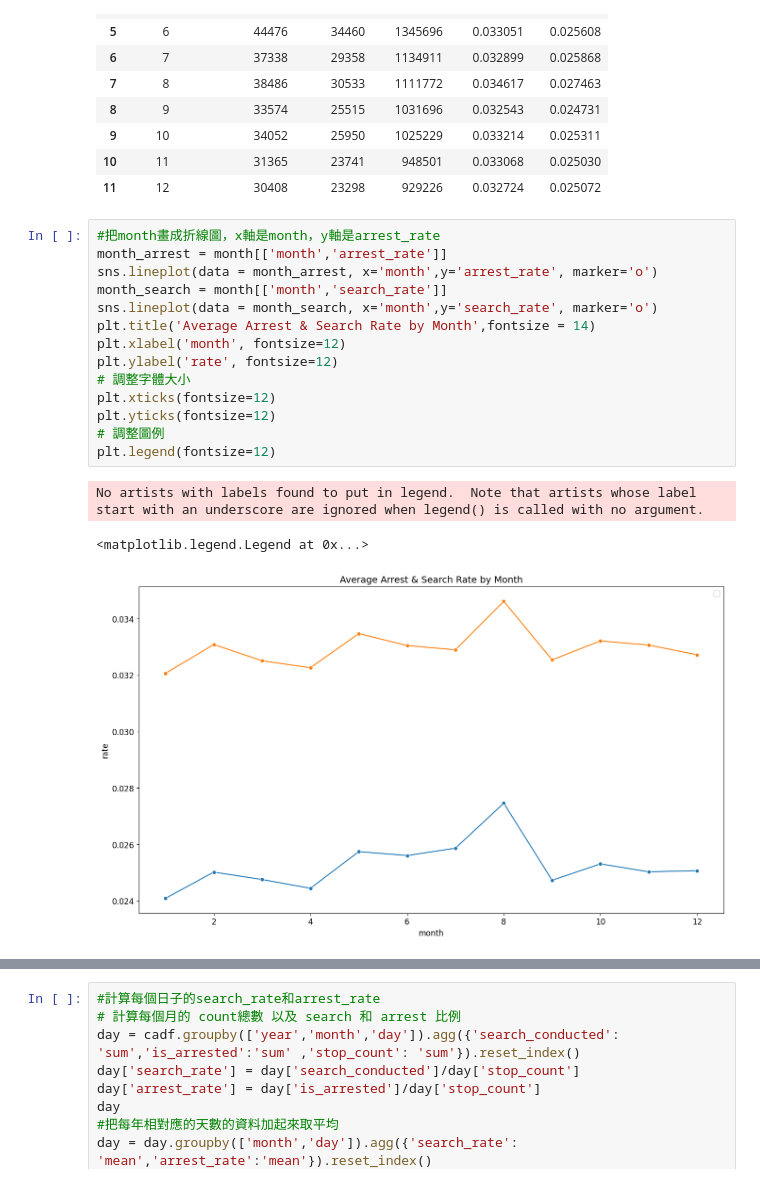
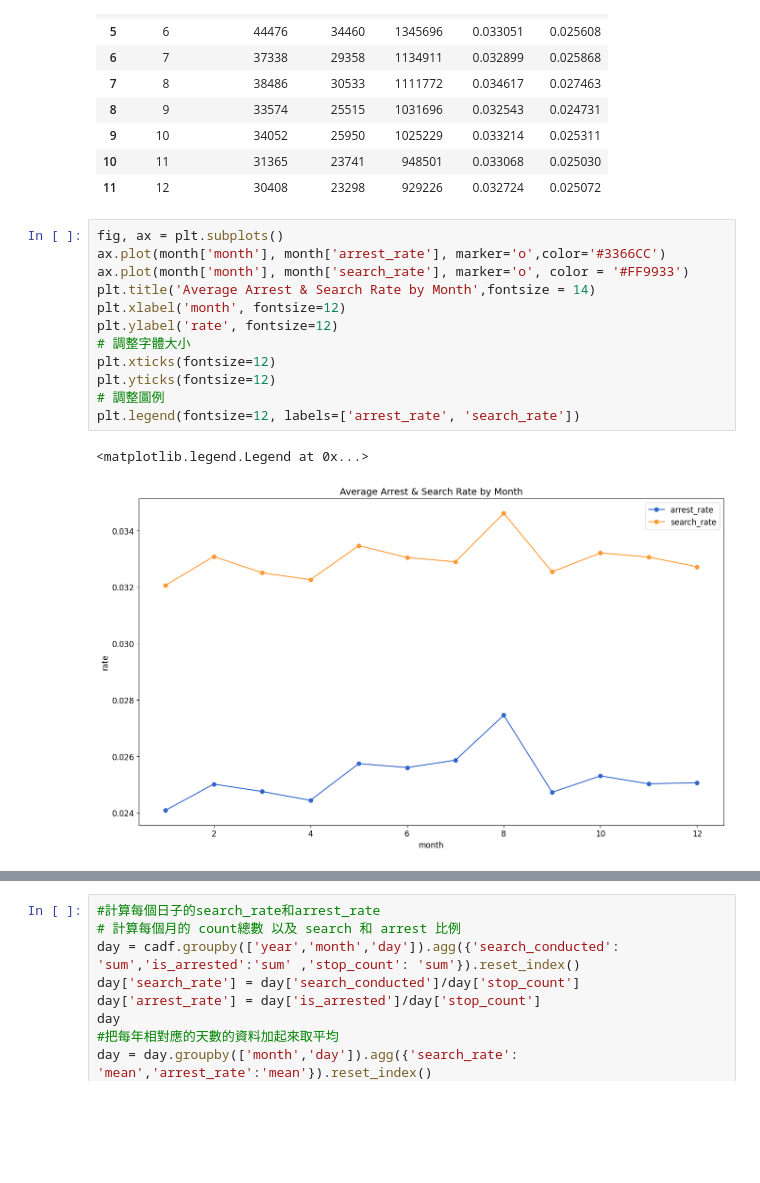
Before and after one commit to tyhsu719/final_repo, a Jupyter notebook: final_project/code scripts & data/policing activities.ipynb, the cells around one changed output, grey strips where cells are left out. Drawn from its saved outputs; the diff is of its cells as text; blank space fills up the shorter version.

```diff
--- a/final_project/code scripts & data/policing activities.ipynb
+++ b/final_project/code scripts & data/policing activities.ipynb
@@ -109,20 +109,17 @@ month
 | 10 | 11 | 31365 | 23741 | 948501 | 0.033068 | 0.025030 |
 | 11 | 12 | 30408 | 23298 | 929226 | 0.032724 | 0.025072 |
 # %%
-#把month畫成折線圖，x軸是month，y軸是arrest_rate
-month_arrest = month[['month','arrest_rate']]
-sns.lineplot(data = month_arrest, x='month',y='arrest_rate', marker='o')
-month_search = month[['month','search_rate']]
-sns.lineplot(data = month_search, x='month',y='search_rate', marker='o')
+fig, ax = plt.subplots()
+ax.plot(month['month'], month['arrest_rate'], marker='o',color='#3366CC')
+ax.plot(month['month'], month['search_rate'], marker='o', color = '#FF9933')
 plt.title('Average Arrest & Search Rate by Month',fontsize = 14)
 plt.xlabel('month', fontsize=12)
 plt.ylabel('rate', fontsize=12)
 # 調整字體大小
 plt.xticks(fontsize=12)
 plt.yticks(fontsize=12)
 # 調整圖例
-plt.legend(fontsize=12)
+plt.legend(fontsize=12, labels=['arrest_rate', 'search_rate'])
 # %% [output]
-No artists with labels found to put in legend.  Note that artists whose label start with an underscore are ignored when legend() is called with no argument.
+<matplotlib.legend.Legend at 0x...>
-<matplotlib.legend.Legend at 0x...>
-[figure, old version]
+[figure, new version]
```
Also changed, not shown: parts of 3 cells of this notebook.
